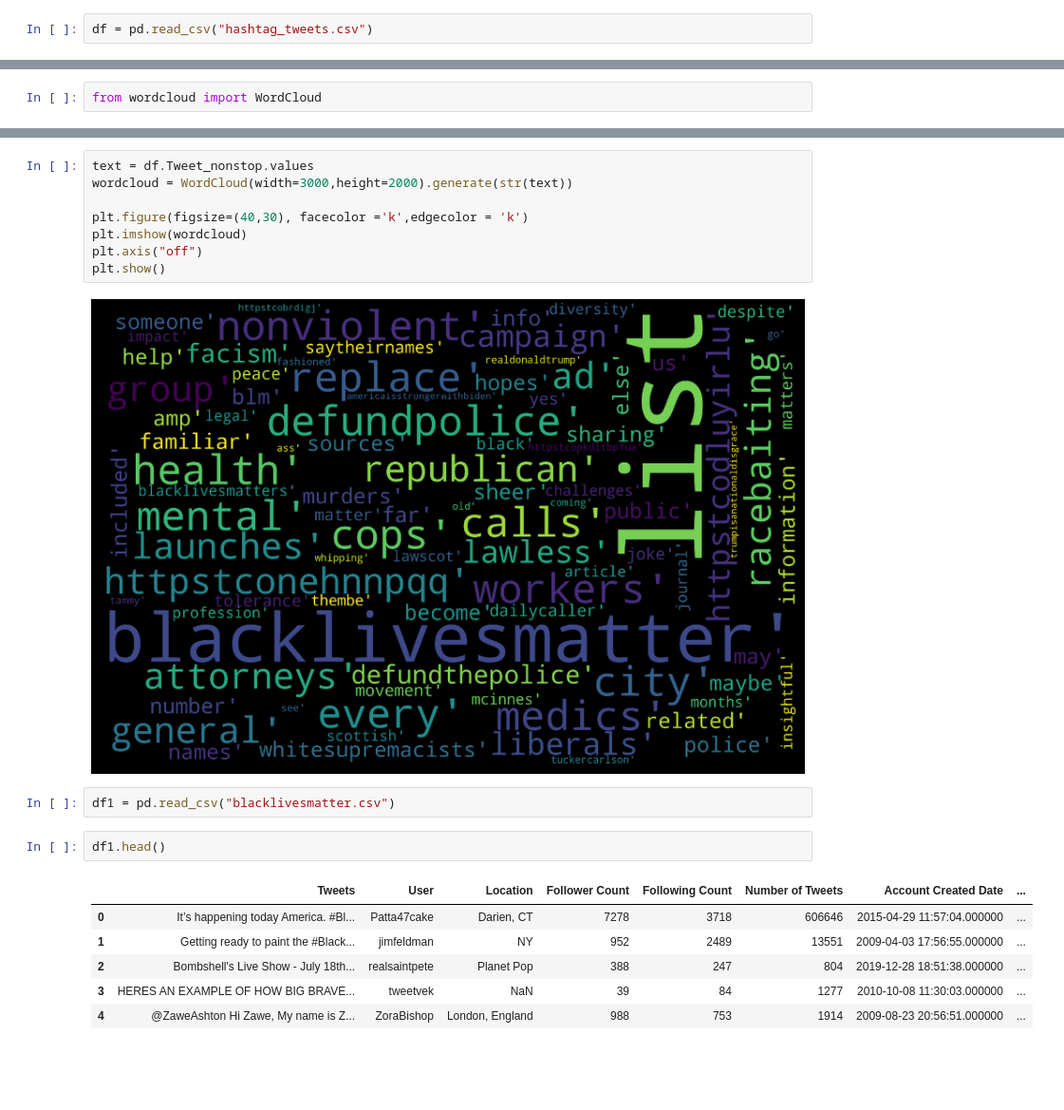
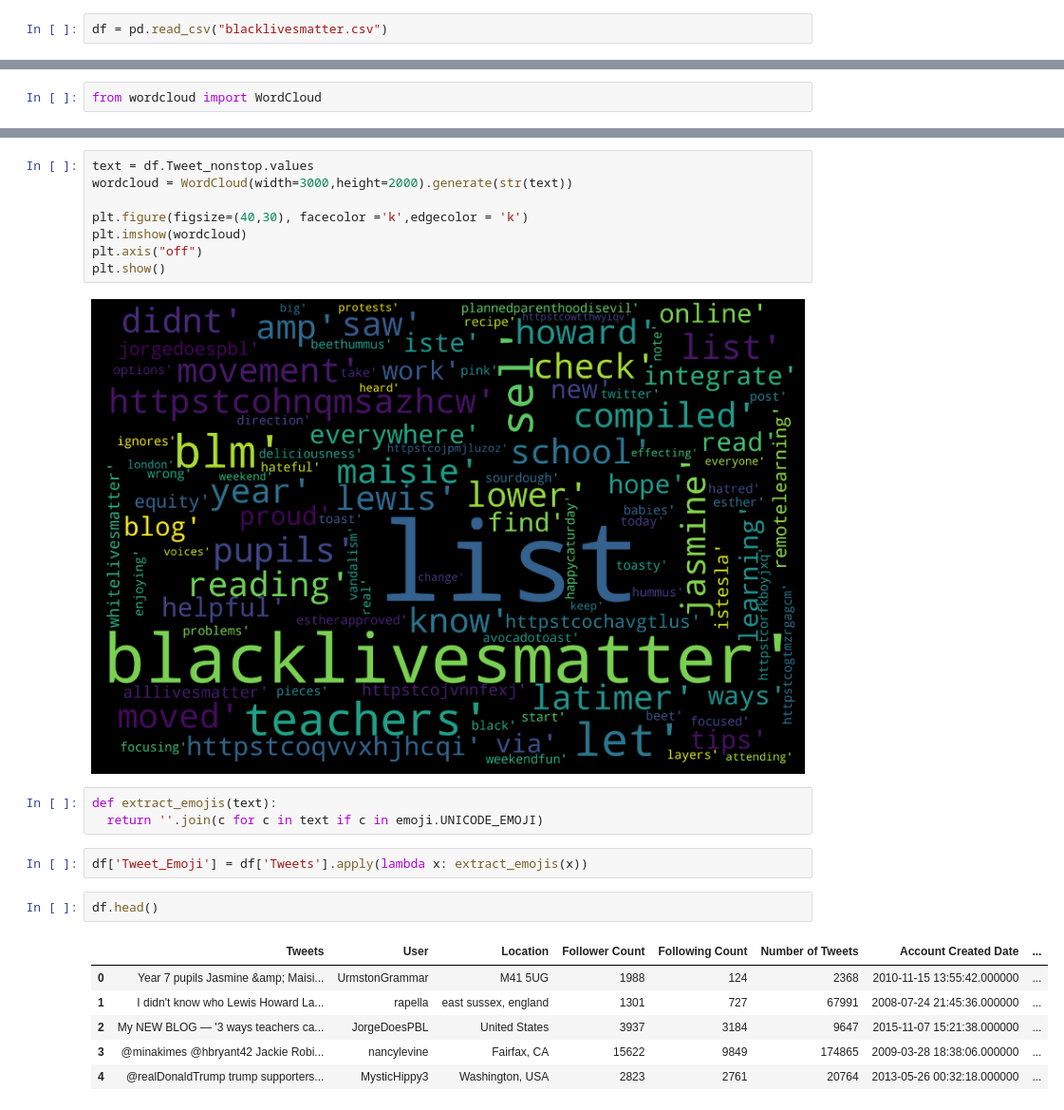
Before and after one commit to Nerolan/Twitter_Crawler, a Jupyter notebook: Untitled.ipynb, the cells around one changed output, grey strips where cells are left out. Shown at 95% size. Saved outputs shown, nothing was run; the diff lists cells and outputs as text; blank space fills up the shorter version.

```diff
--- a/Untitled.ipynb
+++ b/Untitled.ipynb
@@ -7,7 +8,7 @@ import matplotlib.pyplot as plt
 # %%
 stopword = nltk.corpus.stopwords.words('english')
 # %%
-df = pd.read_csv("hashtag_tweets.csv")
+df = pd.read_csv("blacklivesmatter.csv")
 # %% [markdown]
 # Stemming
 # %%
@@ -75,15 +76,18 @@ plt.imshow(wordcloud)
 plt.axis("off")
 plt.show()
 # %% [output]
-[figure, old version]
+[figure, new version]
-# %%
-df1 = pd.read_csv("blacklivesmatter.csv")
+# %%
+def extract_emojis(text):
+  return ''.join(c for c in text if c in emoji.UNICODE_EMOJI)
+# %%
+df['Tweet_Emoji'] = df['Tweets'].apply(lambda x: extract_emojis(x))
 # %%
-df1.head()
+df.head()
 # %% [output]
 |  | Tweets | User | Location | Follower Count | Following Count | Number of Tweets | Account Created Date | ... |
-| 0 | It’s happening today America. #Bl... | Patta47cake | Darien, CT | 7278 | 3718 | 606646 | 2015-04-29 11:57:04.000000 | ... |
-| 1 | Getting ready to paint the #Black... | jimfeldman | NY | 952 | 2489 | 13551 | 2009-04-03 17:56:55.000000 | ... |
-| 2 | Bombshell's Live Show - July 18th... | realsaintpete | Planet Pop | 388 | 247 | 804 | 2019-12-28 18:51:38.000000 | ... |
-| 3 | HERES AN EXAMPLE OF HOW BIG BRAVE... | tweetvek | NaN | 39 | 84 | 1277 | 2010-10-08 11:30:03.000000 | ... |
-| 4 | @ZaweAshton Hi Zawe, My name is Z... | ZoraBishop | London, England | 988 | 753 | 1914 | 2009-08-23 20:56:51.000000 | ... |
+| 0 | Year 7 pupils Jasmine &amp; Maisi... | UrmstonGrammar | M41 5UG | 1988 | 124 | 2368 | 2010-11-15 13:55:42.000000 | ... |
+| 1 | I didn't know who Lewis Howard La... | rapella | east sussex, england | 1301 | 727 | 67991 | 2008-07-24 21:45:36.000000 | ... |
+| 2 | My NEW BLOG — '3 ways teachers ca... | JorgeDoesPBL | United States | 3937 | 3184 | 9647 | 2015-11-07 15:21:38.000000 | ... |
+| 3 | @minakimes @hbryant42 Jackie Robi... | nancylevine | Fairfax, CA | 15622 | 9849 | 174865 | 2009-03-28 18:38:06.000000 | ... |
+| 4 | @realDonaldTrump trump supporters... | MysticHippy3 | Washington, USA | 2823 | 2761 | 20764 | 2013-05-26 00:32:18.000000 | ... |
```
Also changed, not shown: parts of 5 cells of this notebook, 6 other files.
